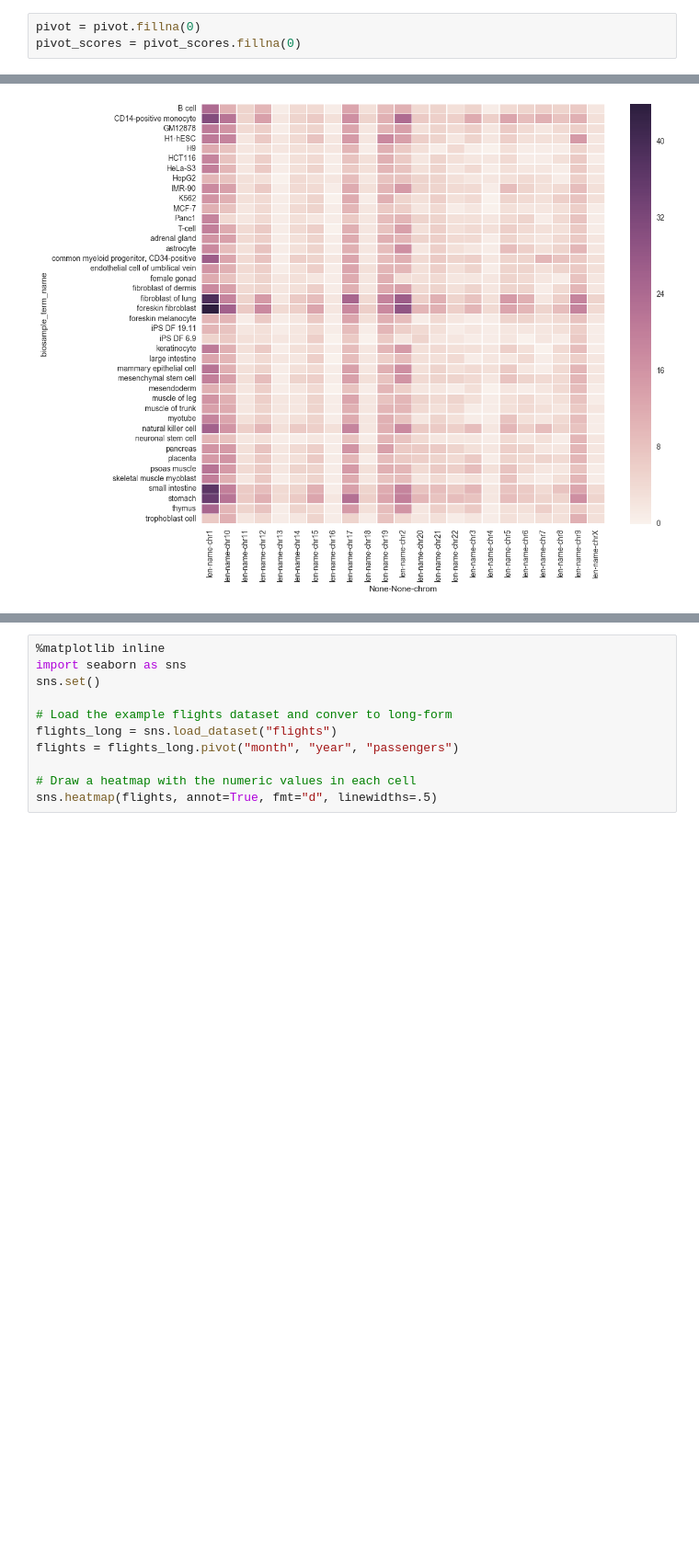
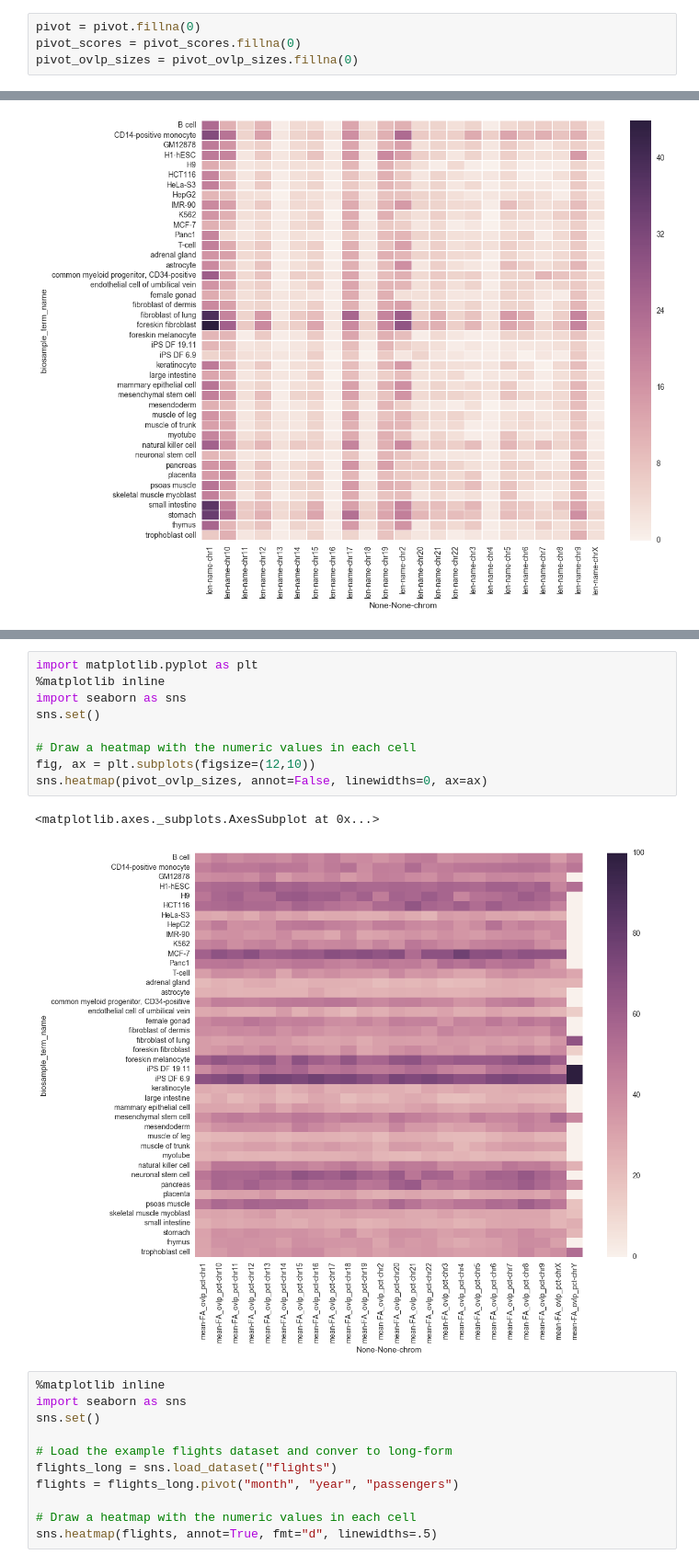
Before and after one commit to mvanzetti/thesis, a Jupyter notebook: notebooks/Descriptive Statistics.ipynb, the cells around one changed output, grey strips where cells are left out. Shown at 92% size. Cells and saved outputs as stored; diff of their text form; blank space fills up the shorter version.

```diff
--- a/notebooks/Descriptive Statistics.ipynb
+++ b/notebooks/Descriptive Statistics.ipynb
@@ -342,6 +348,7 @@ encode_fantom_df_ovlp.size
 # %%
 pivot = pivot.fillna(0)
 pivot_scores = pivot_scores.fillna(0)
+pivot_ovlp_sizes = pivot_ovlp_sizes.fillna(0)
 # %%
 import matplotlib.pyplot as plt
 %matplotlib inline
@@ -369,3 +376,15 @@ sns.heatmap(pivot_scores, annot=False, linewidths=0, ax=ax)
+# %%
+import matplotlib.pyplot as plt
+%matplotlib inline
+import seaborn as sns
+sns.set()
+
+# Draw a heatmap with the numeric values in each cell
+fig, ax = plt.subplots(figsize=(12,10))
+sns.heatmap(pivot_ovlp_sizes, annot=False, linewidths=0, ax=ax)
+# %% [output]
+<matplotlib.axes._subplots.AxesSubplot at 0x...>
+[figure, added]
 # %%
 %matplotlib inline
 import seaborn as sns
```
Also changed, not shown: parts of 2 cells of this notebook.
